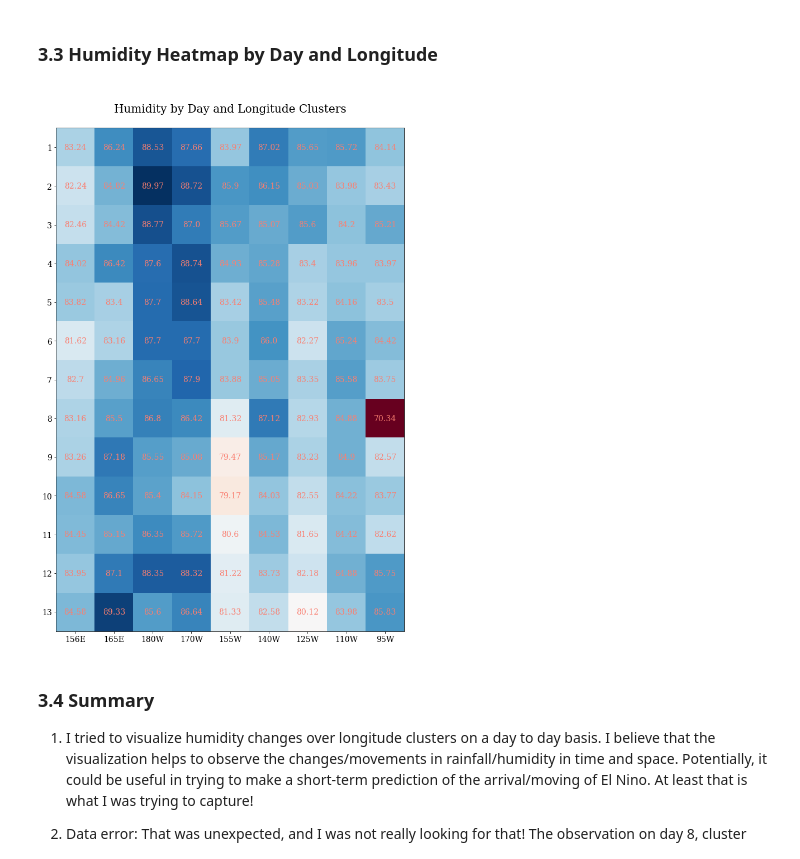
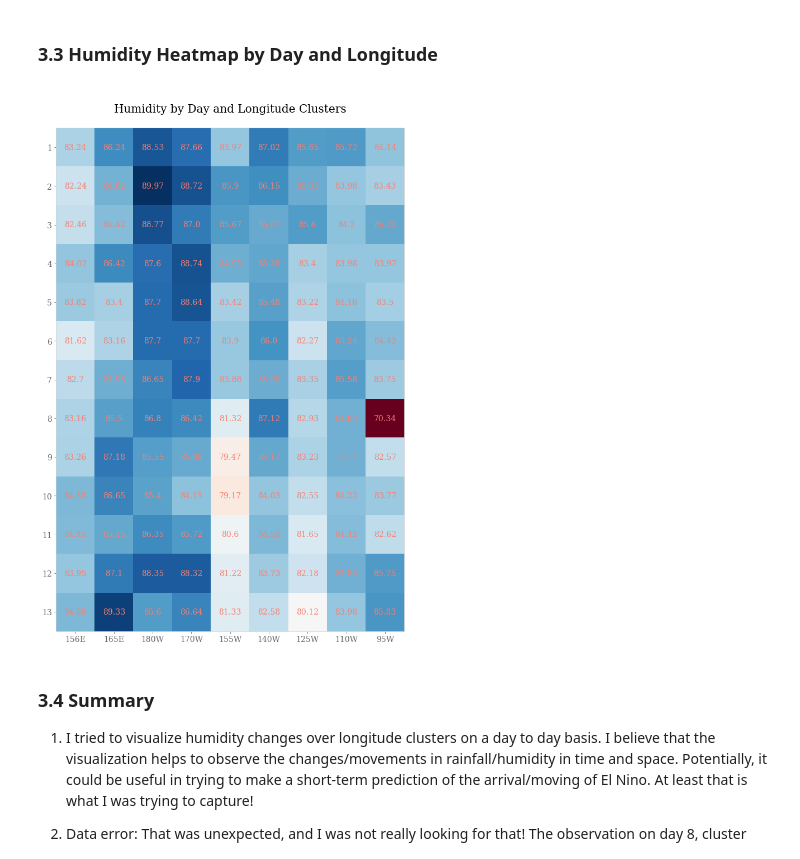
Before and after one commit to alv2017/JDS_TestAssignment, a Jupyter notebook: JuniorDataScientist_by_VA.ipynb, the cells around one changed output. Cells and saved outputs as stored; diff of their text form; code cells hidden in the pictures.

Commit message:
Section 3.3: humidity visualization updated

```diff
--- a/JuniorDataScientist_by_VA.ipynb
+++ b/JuniorDataScientist_by_VA.ipynb
@@ -601,36 +601,46 @@ with open(input_file, newline="") as f:
 
 # setting colormap
 cmap = "RdBu"
+# setting font
+plt.rcParams["font.family"] = "serif"
 
 # making a plot
-plt.rcParams["font.family"] = "serif"
-
 fig, ax = plt.subplots(1, figsize = (20, 14))
 im = ax.imshow(humidity, cmap=cmap)
 
 # adding ticks
 ax.set_xticks(np.arange(len(groups)))
 ax.set_yticks(np.arange(len(days)))
 
 # labeling ticks
 ax.set_xticklabels(groups, fontsize=14)
 ax.set_yticklabels(days, fontsize=14)
+
+# axis color
+ax.spines['top'].set_color("lightgray")
+ax.spines['bottom'].set_color("lightgray")
+ax.spines['right'].set_color("lightgray")
+ax.spines['left'].set_color("lightgray")
+
+# ticks color
+ax.tick_params(axis='x', colors="dimgray")
+ax.tick_params(axis='y', colors="dimgray")
 
 # rotating the tick labels and set their alignment.
 plt.setp(ax.get_xticklabels(), rotation=0, ha="center",
          rotation_mode="anchor")
 
 # creating text annotations.
 for i in range(len(days)):
     for j in range(len(groups)):
         text = ax.text(j, i, humidity[i, j],
                        ha="center", va="center", color="salmon", fontsize=14)
 
 ax.set_title("\nHumidity by Day and Longitude Clusters\n", fontsize=20)
 fig.tight_layout()
 plt.show()
 # %% [output]
-[figure, old version]
+[figure, new version]
 # %% [markdown]
 ### 3.4 Summary
 
```
Also changed, not shown: parts of 1 cell of this notebook.
